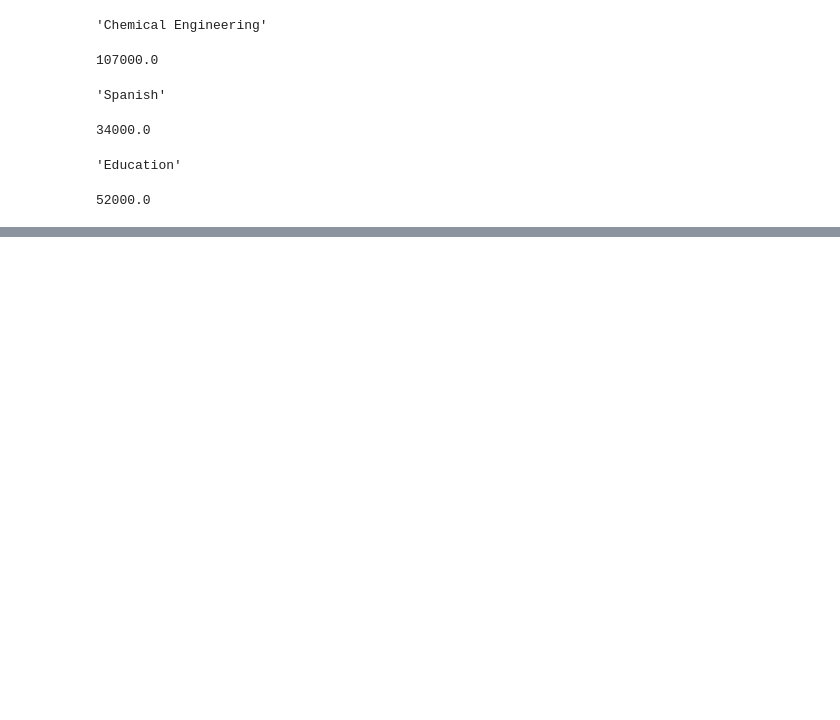
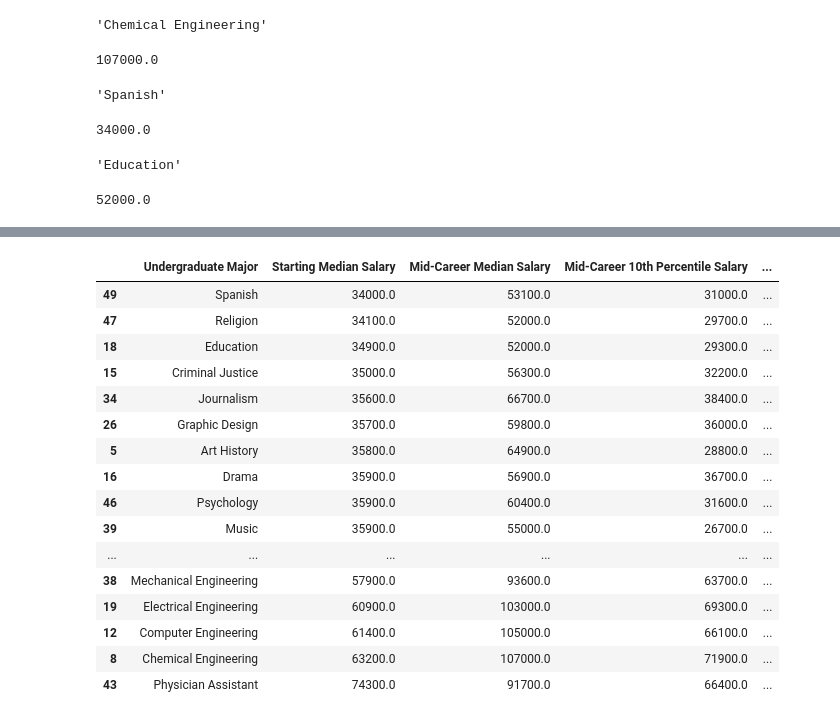
Before and after one commit to fherdy/Salaries-of-Bachelor-Degree-Holders-by-Major, a Jupyter notebook: Salaries_of_Bachelor_Degree_holders_by_Major.ipynb, the cells around one changed output, grey strips where cells are left out. Saved outputs shown, nothing was run; the diff lists cells and outputs as text; code cells hidden in the pictures; blank space fills up the shorter version.

```diff
--- a/Salaries_of_Bachelor_Degree_holders_by_Major.ipynb
+++ b/Salaries_of_Bachelor_Degree_holders_by_Major.ipynb
@@ -139,0 +182,20 @@ clean_df['Mid-Career Median Salary'].min()
+# %%
+clean_df.sort_values('Starting Median Salary')
+# %% [output]
+|  | Undergraduate Major | Starting Median Salary | Mid-Career Median Salary | Mid-Career 10th Percentile Salary | ... |
+| 49 | Spanish | 34000.0 | 53100.0 | 31000.0 | ... |
+| 47 | Religion | 34100.0 | 52000.0 | 29700.0 | ... |
+| 18 | Education | 34900.0 | 52000.0 | 29300.0 | ... |
+| 15 | Criminal Justice | 35000.0 | 56300.0 | 32200.0 | ... |
+| 34 | Journalism | 35600.0 | 66700.0 | 38400.0 | ... |
+| 26 | Graphic Design | 35700.0 | 59800.0 | 36000.0 | ... |
+| 5 | Art History | 35800.0 | 64900.0 | 28800.0 | ... |
+| 16 | Drama | 35900.0 | 56900.0 | 36700.0 | ... |
+| 46 | Psychology | 35900.0 | 60400.0 | 31600.0 | ... |
+| 39 | Music | 35900.0 | 55000.0 | 26700.0 | ... |
+| ... | ... | ... | ... | ... | ... |
+| 38 | Mechanical Engineering | 57900.0 | 93600.0 | 63700.0 | ... |
+| 19 | Electrical Engineering | 60900.0 | 103000.0 | 69300.0 | ... |
+| 12 | Computer Engineering | 61400.0 | 105000.0 | 66100.0 | ... |
+| 8 | Chemical Engineering | 63200.0 | 107000.0 | 71900.0 | ... |
+| 43 | Physician Assistant | 74300.0 | 91700.0 | 66400.0 | ... |
```
Also changed, not shown: parts of 12 cells of this notebook.
